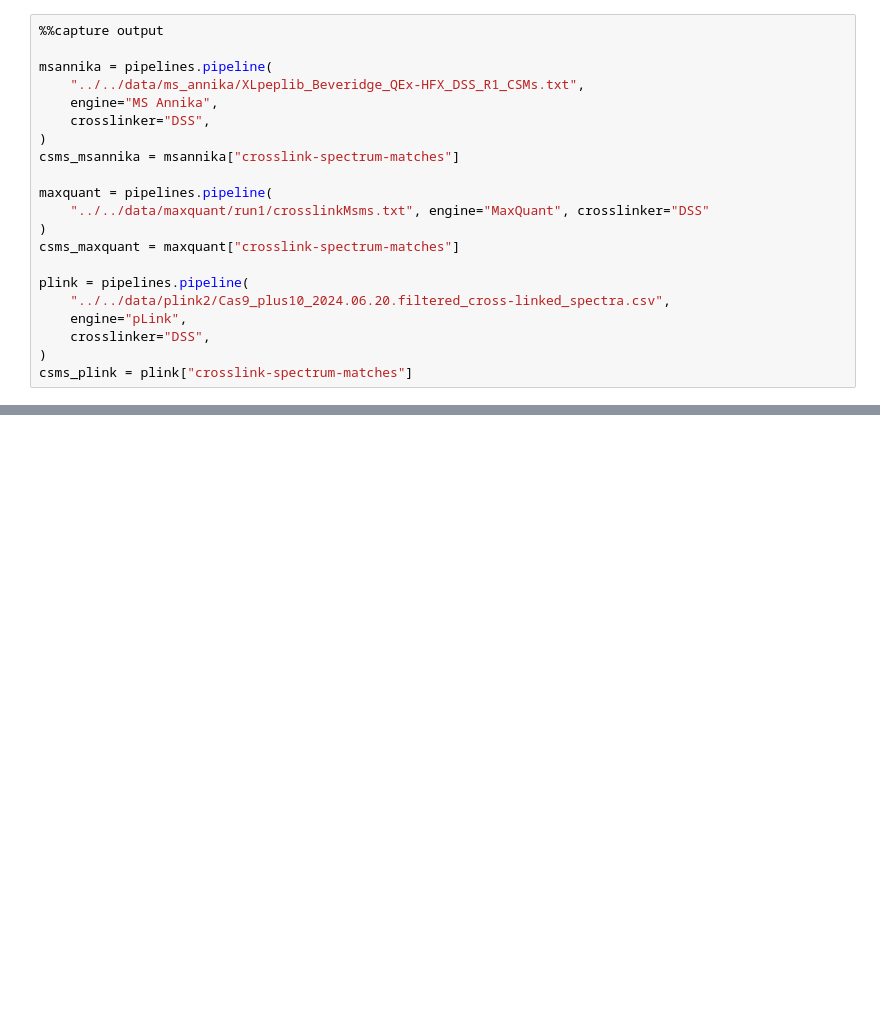
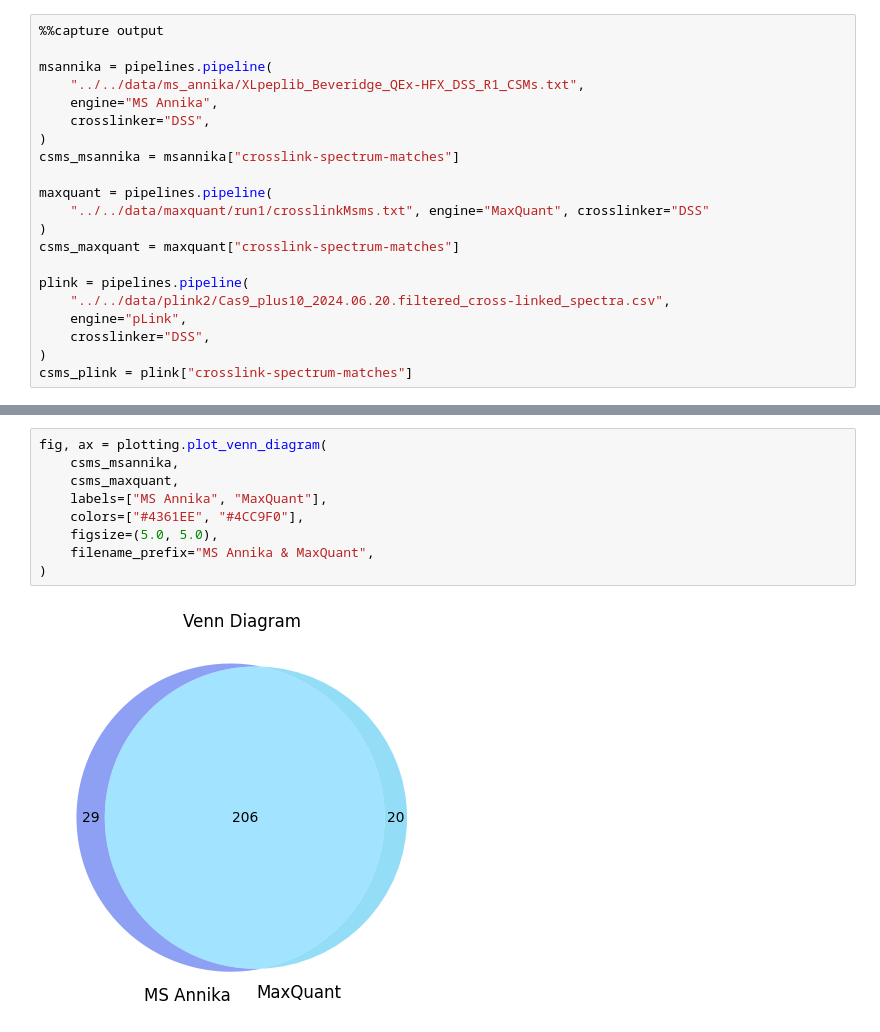
Before and after one commit to hgb-bin-proteomics/pyXLMS, a Jupyter notebook: examples/plotting/plot_venn_diagram.ipynb, the cells around one changed output, grey strips where cells are left out. Saved outputs shown, nothing was run; the diff lists cells and outputs as text; blank space fills up the shorter version.

```diff
--- a/examples/plotting/plot_venn_diagram.ipynb
+++ b/examples/plotting/plot_venn_diagram.ipynb
@@ -30,0 +39,11 @@ csms_plink = plink["crosslink-spectrum-matches"]
+# %%
+fig, ax = plotting.plot_venn_diagram(
+    csms_msannika,
+    csms_maxquant,
+    labels=["MS Annika", "MaxQuant"],
+    colors=["#4361EE", "#4CC9F0"],
+    figsize=(5.0, 5.0),
+    filename_prefix="MS Annika & MaxQuant",
+)
+# %% [output]
+[figure, added]
```
Also changed, not shown: parts of 7 cells of this notebook.
